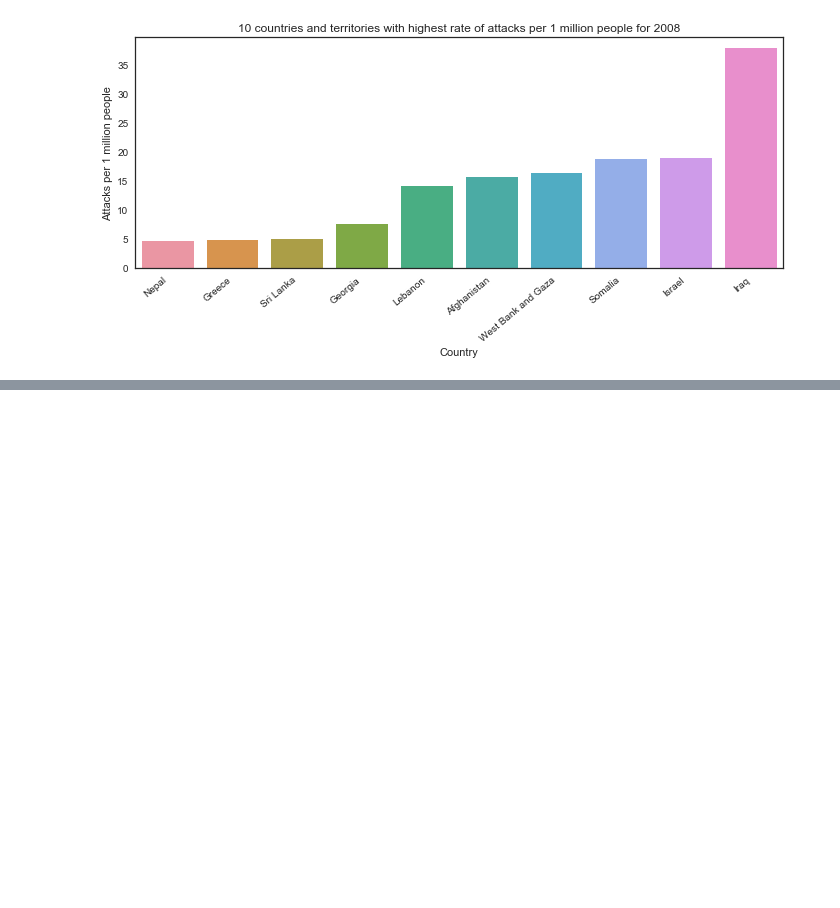
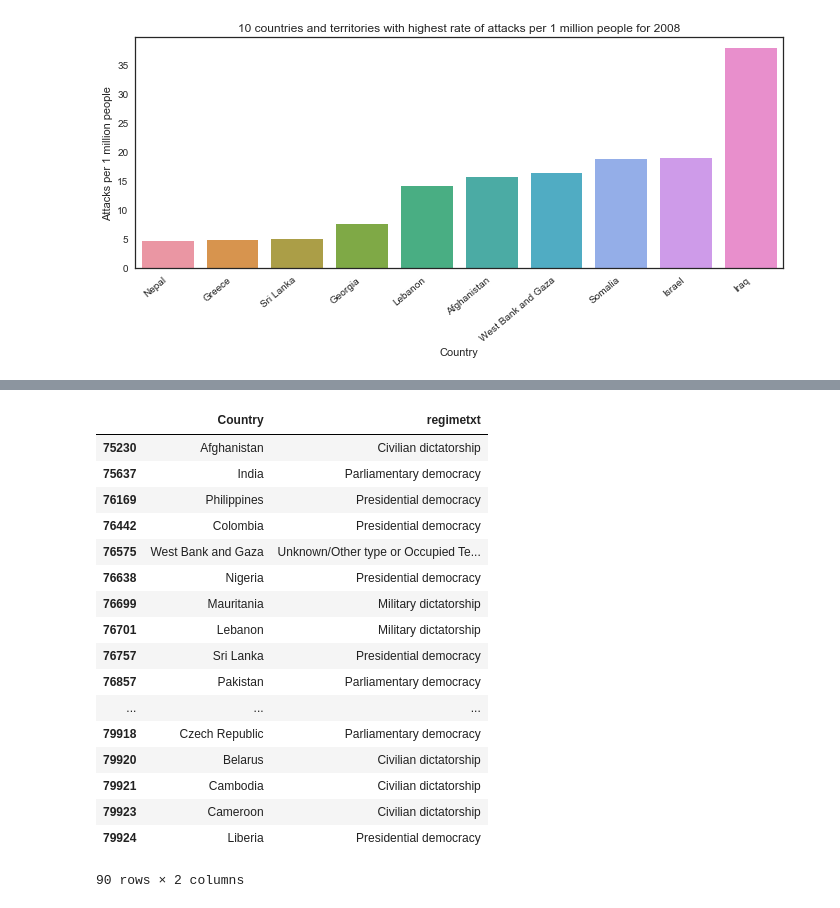
Before and after one commit to erikemueller/final-project-Mueller-Chandra, a Jupyter notebook: Untitled.ipynb, the cells around one changed output, grey strips where cells are left out. Drawn from its saved outputs; the diff is of its cells as text; code cells hidden in the pictures; blank space fills up the shorter version.

```diff
--- a/Untitled.ipynb
+++ b/Untitled.ipynb
@@ -518,0 +584,22 @@ Counter({'Afghanistan': 1,
+# %%
+df1 = lastyear[['Country','regimetxt']]
+df1.drop_duplicates(keep='first')
+# %% [output]
+|  | Country | regimetxt |
+| 75230 | Afghanistan | Civilian dictatorship |
+| 75637 | India | Parliamentary democracy |
+| 76169 | Philippines | Presidential democracy |
+| 76442 | Colombia | Presidential democracy |
+| 76575 | West Bank and Gaza | Unknown/Other type or Occupied Te... |
+| 76638 | Nigeria | Presidential democracy |
+| 76699 | Mauritania | Military dictatorship |
+| 76701 | Lebanon | Military dictatorship |
+| 76757 | Sri Lanka | Presidential democracy |
+| 76857 | Pakistan | Parliamentary democracy |
+| ... | ... | ... |
+| 79918 | Czech Republic | Parliamentary democracy |
+| 79920 | Belarus | Civilian dictatorship |
+| 79921 | Cambodia | Civilian dictatorship |
+| 79923 | Cameroon | Civilian dictatorship |
+| 79924 | Liberia | Presidential democracy |
+90 rows × 2 columns
```
Also changed, not shown: parts of 8 cells of this notebook, 17 other files.
